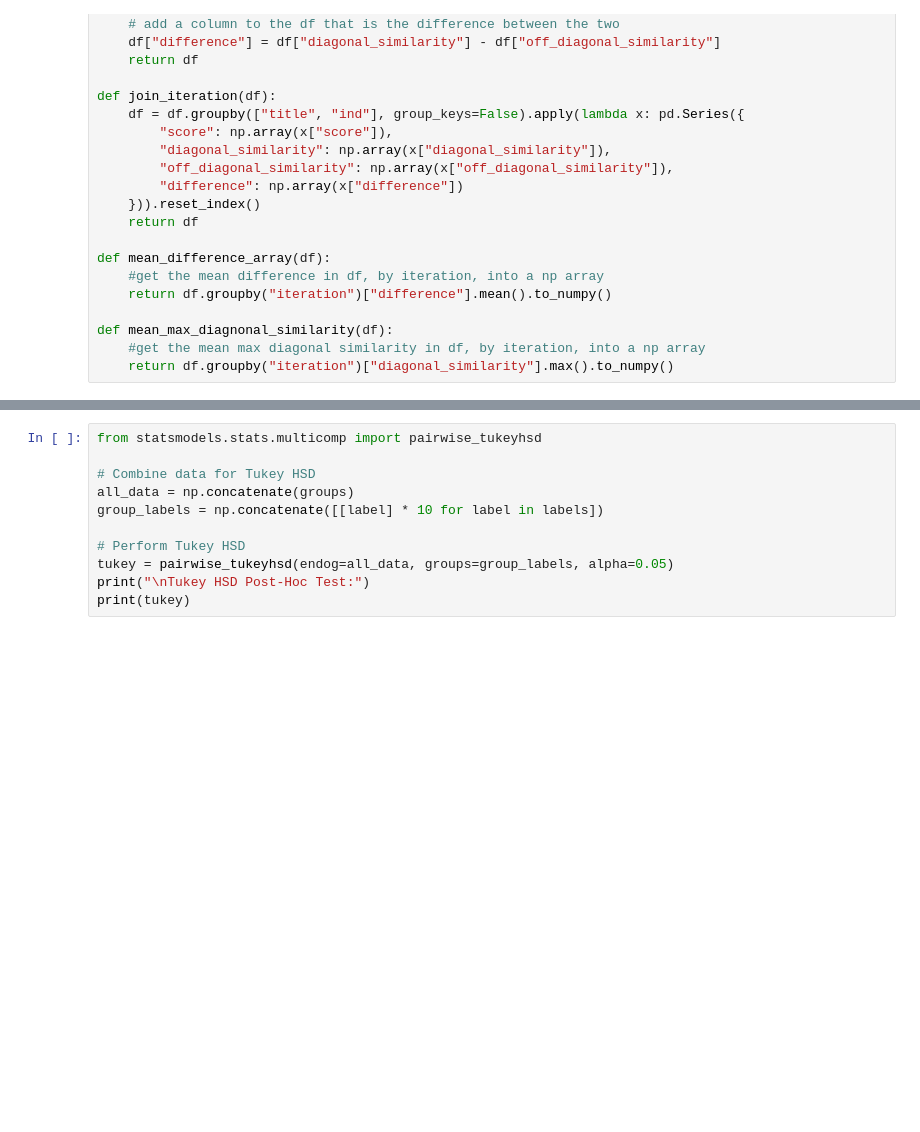
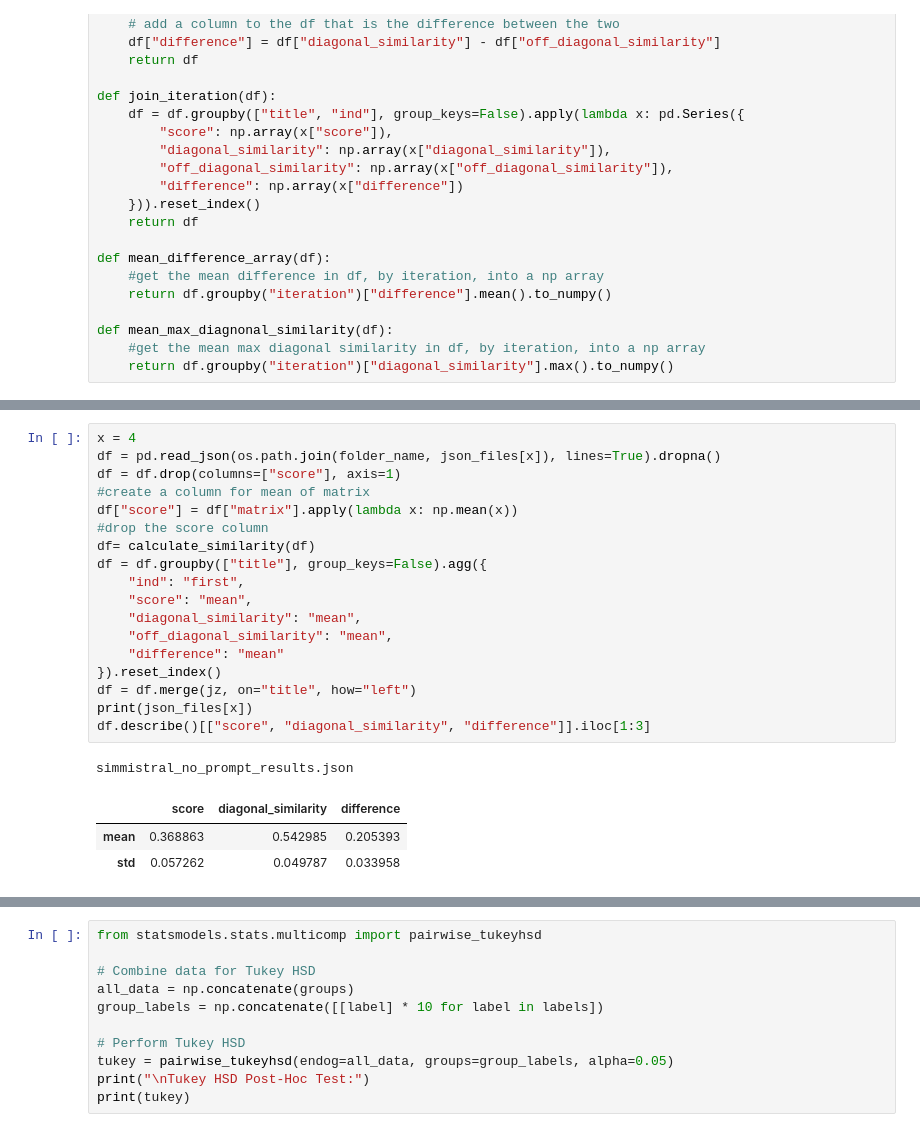
Before and after one commit to Segtanof/Teapot, a Jupyter notebook: 2_task_match_analysis.ipynb, the cells around one changed output, grey strips where cells are left out. Drawn from its saved outputs; the diff is of its cells as text; blank space fills up the shorter version.

```diff
--- a/2_task_match_analysis.ipynb
+++ b/2_task_match_analysis.ipynb
@@ -411,0 +362,23 @@ Average standard deviation across occupations: 0.0151
+# %%
+x = 4
+df = pd.read_json(os.path.join(folder_name, json_files[x]), lines=True).dropna()
+df = df.drop(columns=["score"], axis=1)
+#create a column for mean of matrix
+df["score"] = df["matrix"].apply(lambda x: np.mean(x))
+#drop the score column
+df= calculate_similarity(df)
+df = df.groupby(["title"], group_keys=False).agg({
+    "ind": "first",
+    "score": "mean",
+    "diagonal_similarity": "mean",
+    "off_diagonal_similarity": "mean",
+    "difference": "mean"
+}).reset_index()
+df = df.merge(jz, on="title", how="left")
+print(json_files[x])
+df.describe()[["score", "diagonal_similarity", "difference"]].iloc[1:3]
+# %% [output]
+simmistral_no_prompt_results.json
+|  | score | diagonal_similarity | difference |
+| mean | 0.368863 | 0.542985 | 0.205393 |
+| std | 0.057262 | 0.049787 | 0.033958 |
```
Also changed, not shown: parts of 12 cells of this notebook, 47 other files.
